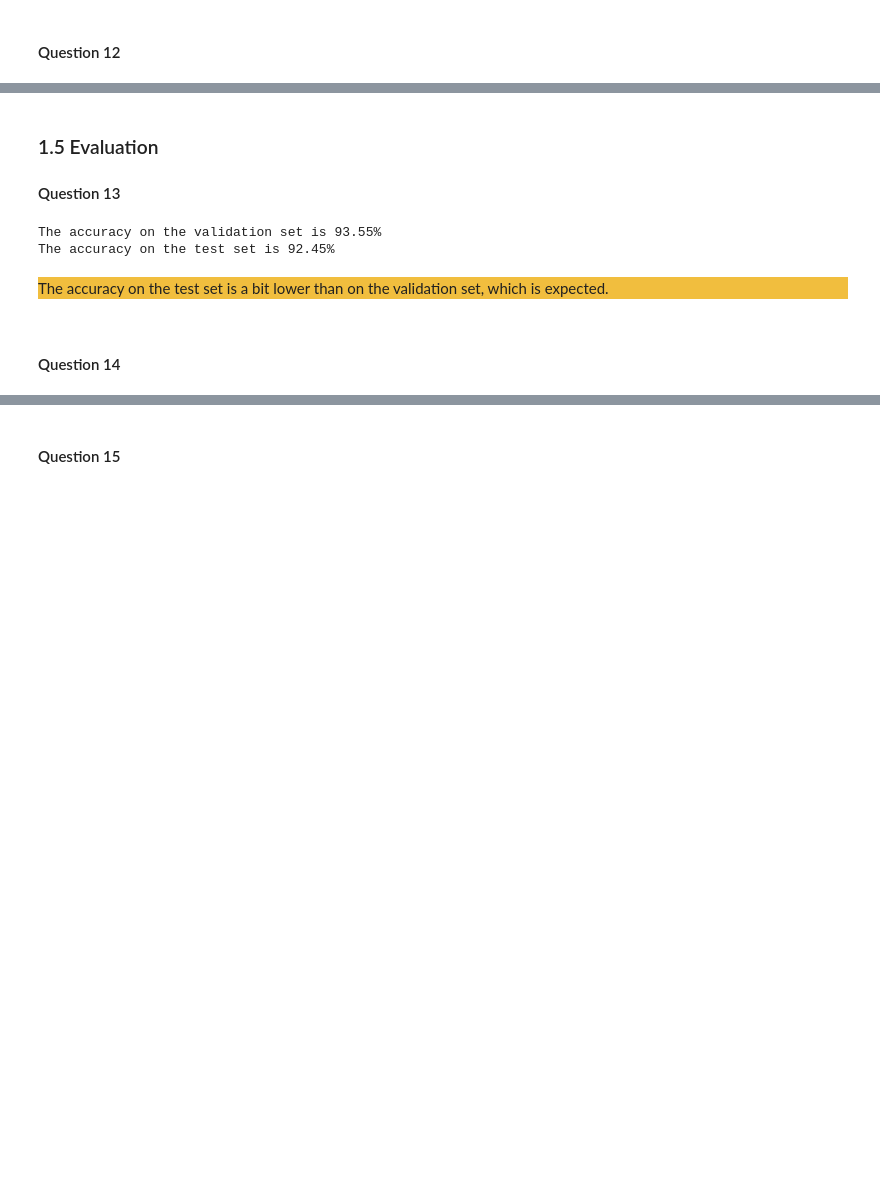
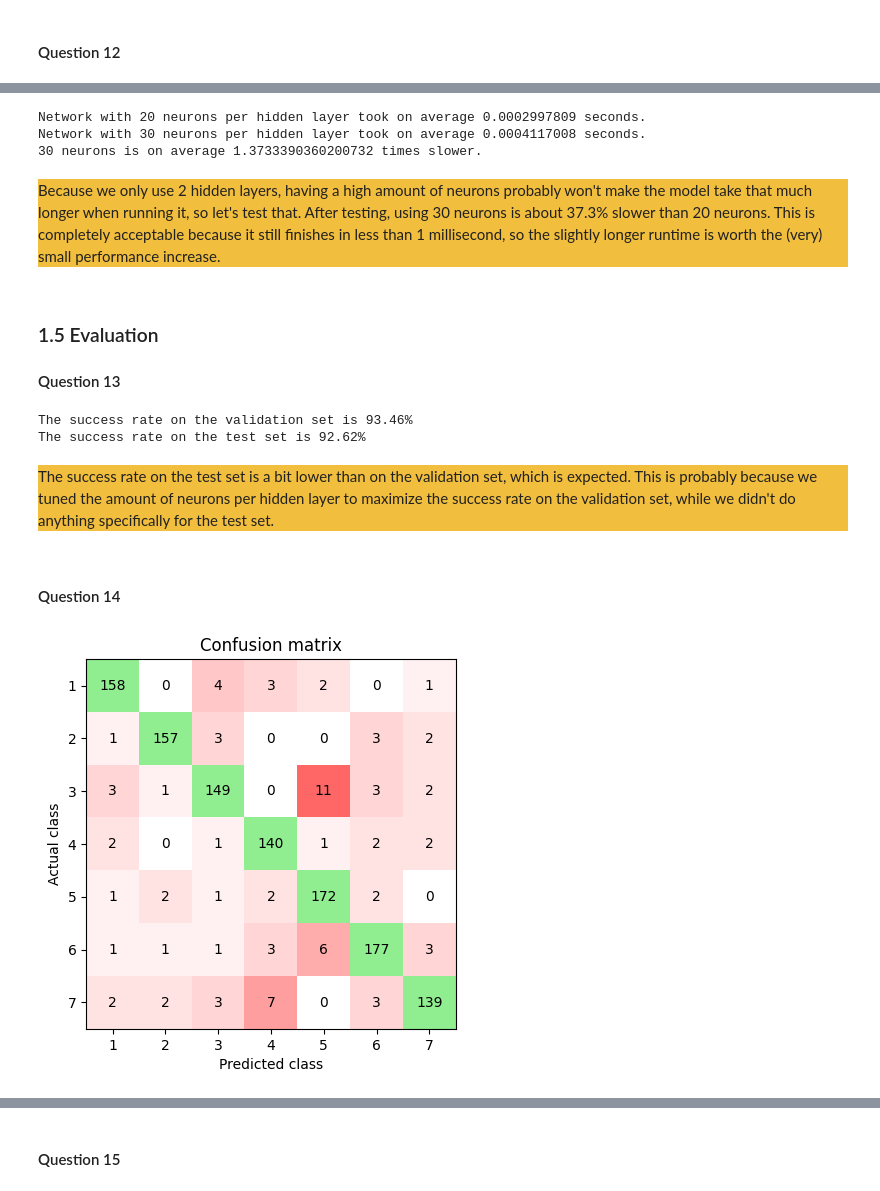
Before and after one commit to Eliminator1357/CI-ANN, a Jupyter notebook: src/Main.ipynb, the cells around one changed output, grey strips where cells are left out. Cells and saved outputs as stored; diff of their text form; code cells hidden in the pictures; blank space fills up the shorter version.

```diff
--- a/src/Main.ipynb
+++ b/src/Main.ipynb
@@ -540,23 +619,64 @@ _Put your code blocks above (if any) and write your answer here._
+# %%
+# time the difference between running the validation set between
+# a network with 20 hidden layer nodes and 30 hidden layer nodes
+import time
+# time.time() returns seconds since epoch (1 january 1970)
+iters = 50_000
+time_20s = np.zeros(iters)
+time_30s = np.zeros(iters)
+for i in range(iters):
+    # network is Network([Linear(10, 20), Linear(20, 20), Linear(20, 7)]) from the original training
+    time_20_start = time.time()
+    run_network(network, val_features)
+    time_20_end = time.time()
+    time_20s[i] = time_20_end - time_20_start
+
+    # netw is Network([Linear(10, 30), Linear(30, 30), Linear(30, 7)]) from the training with plots
+    time_30_start = time.time()
+    run_network(netw, val_features)
+    time_30_end = time.time()
+    time_30s[i] = time_30_end - time_30_start
+
+decimals = 10
+time_20 = np.mean(time_20s)
+time_30 = np.mean(time_30s)
+print(
+    f"Network with 20 neurons per hidden layer took on average {time_20:.{decimals}f} seconds."
+)
+print(
+    f"Network with 30 neurons per hidden layer took on average {time_30:.{decimals}f} seconds."
+)
+print(f"30 neurons is on average {time_30/time_20} times slower.")
+# %% [output]
+Network with 20 neurons per hidden layer took on average 0.0002997809 seconds.
+Network with 30 neurons per hidden layer took on average 0.0004117008 seconds.
+30 neurons is on average 1.3733390360200732 times slower.
+# %% [markdown]
+<div style="background-color:#f1be3e">
+
+Because we only use 2 hidden layers, having a high amount of neurons probably won't make the model take that much longer when running it, so let's test that. After testing, using 30 neurons is about 37.3% slower than 20 neurons. This is completely acceptable because it still finishes in less than 1 millisecond, so the slightly longer runtime is worth the (very) small performance increase.
+
+</div>
 # %% [markdown]
 ### 1.5 Evaluation
 
 #### Question 13
 # %%
-val_preds = run_network(network, val_features)
+val_preds = run_network(netw, val_features)
 val_acc = calculate_success_rate(val_preds, val_targets)
 
-test_preds = run_network(network, test_features)
+test_preds = run_network(netw, test_features)
 test_acc = calculate_success_rate(test_preds, test_targets)
 
-print(f"The accuracy on the validation set is {val_acc*100:.2f}%")
-print(f"The accuracy on the test set is {test_acc*100:.2f}%")
+print(f"The success rate on the validation set is {val_acc*100:.2f}%")
+print(f"The success rate on the test set is {test_acc*100:.2f}%")
 # %% [output]
-The accuracy on the validation set is 93.55%
-The accuracy on the test set is 92.45%
+The success rate on the validation set is 93.46%
+The success rate on the test set is 92.62%
 # %% [markdown]
 <div style="background-color:#f1be3e">
 
-The accuracy on the test set is a bit lower than on the validation set, which is expected.
+The success rate on the test set is a bit lower than on the validation set, which is expected. This is probably because we tuned the amount of neurons per hidden layer to maximize the success rate on the validation set, while we didn't do anything specifically for the test set.
 
 </div>
 # %% [markdown]
@@ -568,33 +684,41 @@ np.add.at(conf_mat, (val_targets-1, val_preds-1), 1)
 # %%
-# this cell plots the confusion matrix (wow)
+conf_mat = np.zeros(shape=(7, 7))  # there are 7 classes so 7x7
+# subtract 1 from the targets and predictions because those are 1-indexed and numpy uses 0-index arrays
+val_preds = run_network(netw, test_features)
+np.add.at(conf_mat, (test_targets - 1, val_preds - 1), 1)
 
+# plot the matrix
 fig, ax = plt.subplots()
 
-wrong_pred_cmap = mpl_colors.LinearSegmentedColormap.from_list(
-    "wrong", ["#FFFFFF", "#FF0000"]
+wrong_prediction_cmap = mpl_colors.LinearSegmentedColormap.from_list(
+    "wrong", ["#FFFFFF", "#FF6767"]
     #"wrong", ["#FEBAE7", "#FF6966"]
 )
-right_pred_cmap = mpl_colors.LinearSegmentedColormap.from_list(
+right_prediction_cmap = mpl_colors.LinearSegmentedColormap.from_list(
     "right", ["#90EE90", "#90EE90"]
 )
 
 # np.ma.masked_where keeps values where the mask is false
 # np.eye(7, dtype=bool) returns a matrix of True but the diagonal is False
-wrong_preds = np.ma.masked_where(np.eye(7, dtype=bool), conf_mat)
-ax.imshow(wrong_preds, cmap=wrong_pred_cmap)
+wrong_predictions = np.ma.masked_where(np.eye(7, dtype=bool), conf_mat)
+ax.imshow(wrong_predictions, cmap=wrong_prediction_cmap)
 
-right_preds = np.ma.masked_where(~np.eye(7, dtype=bool), conf_mat)
-ax.imshow(right_preds, cmap=right_pred_cmap)
+right_predictions = np.ma.masked_where(~np.eye(7, dtype=bool), conf_mat)
+ax.imshow(right_predictions, cmap=right_prediction_cmap)
 
 for i in range(7):
     for j in range(7):
         ax.text(j, i, int(conf_mat[i, j]), ha="center", va="center", color="black")
 
+ax.set_xticks(range(7), labels=range(1, 8))
 ax.set_xlabel("Predicted class")
+ax.set_yticks(range(7), labels=range(1, 8))
 ax.set_ylabel("Actual class")
 ax.set_title("Confusion matrix")
 
 plt.show()
+# %% [output]
+[figure, added]
 # %% [markdown]
 <div style="background-color:#f1be3e">
 
```
Also changed, not shown: parts of 11 cells of this notebook.
